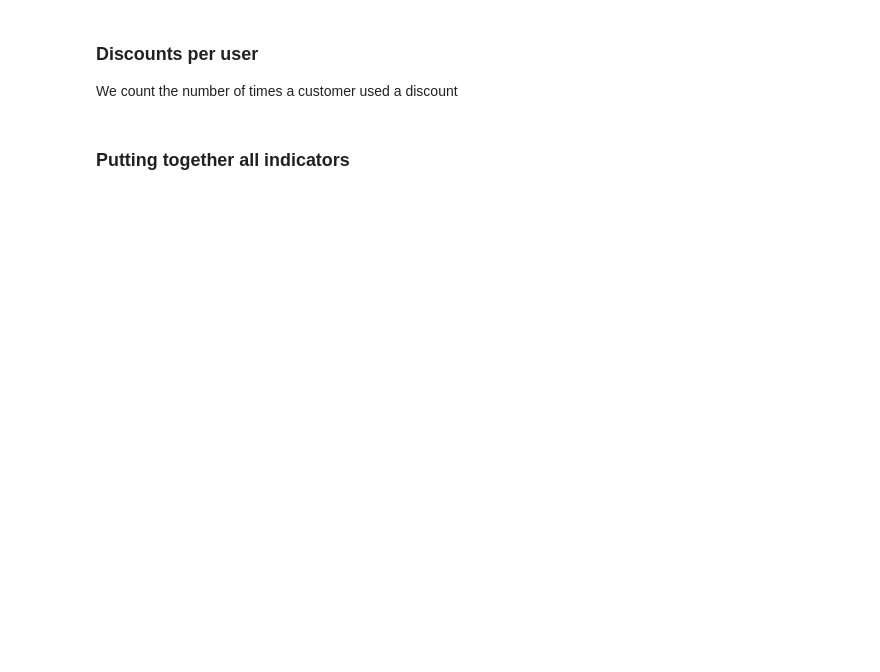
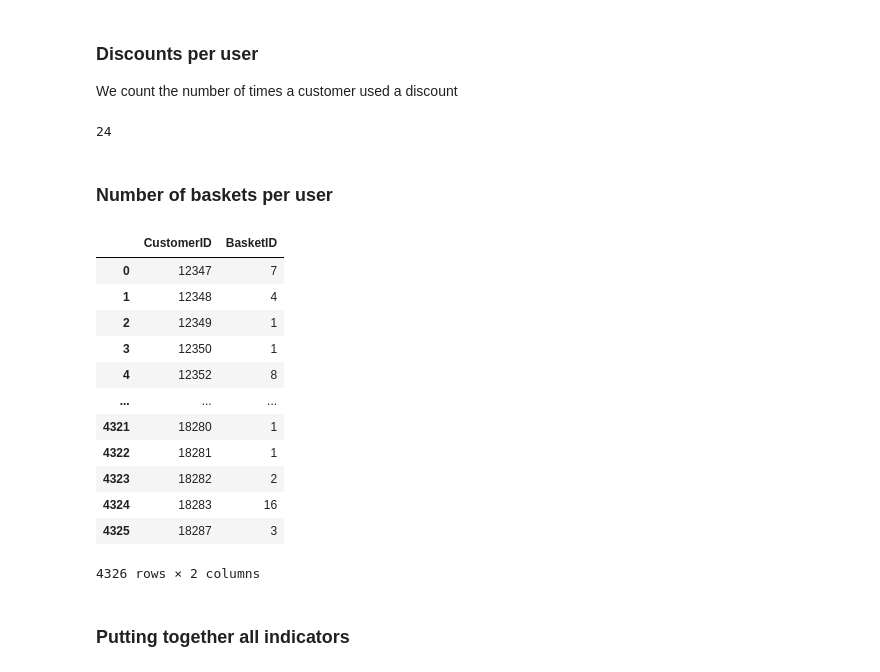
Before and after one commit to gioleppe/Data-Mining-20-21, a Jupyter notebook: notebooks/Task1_data_understanding_and_preparation.ipynb, the cells around one changed output. Saved outputs shown, nothing was run; the diff lists cells and outputs as text; code cells hidden in the pictures; blank space fills up the shorter version.

Commit message:
add num_baskets indicator, add figure size to pyclustering

```diff
--- a/notebooks/Task1_data_understanding_and_preparation.ipynb
+++ b/notebooks/Task1_data_understanding_and_preparation.ipynb
@@ -356,6 +447,28 @@ print(df_mean)
 We count the number of times a customer used a discount
 # %%
 df_discounts = df[df['ProdDescr'] == "Discount"]['CustomerID'].value_counts()
+len(df_discounts)
+# %% [output]
+24
+# %% [markdown]
+### Number of baskets per user
+# %%
+df_num_baskets = df.groupby('CustomerID')['BasketID'].nunique().reset_index()
+df_num_baskets
+# %% [output]
+|  | CustomerID | BasketID |
+| 0 | 12347 | 7 |
+| 1 | 12348 | 4 |
+| 2 | 12349 | 1 |
+| 3 | 12350 | 1 |
+| 4 | 12352 | 8 |
+| ... | ... | ... |
+| 4321 | 18280 | 1 |
+| 4322 | 18281 | 1 |
+| 4323 | 18282 | 2 |
+| 4324 | 18283 | 16 |
+| 4325 | 18287 | 3 |
+4326 rows × 2 columns
 # %% [markdown]
 ### Putting together all indicators
 # %%
```
Also changed, not shown: parts of 17 cells of this notebook.
